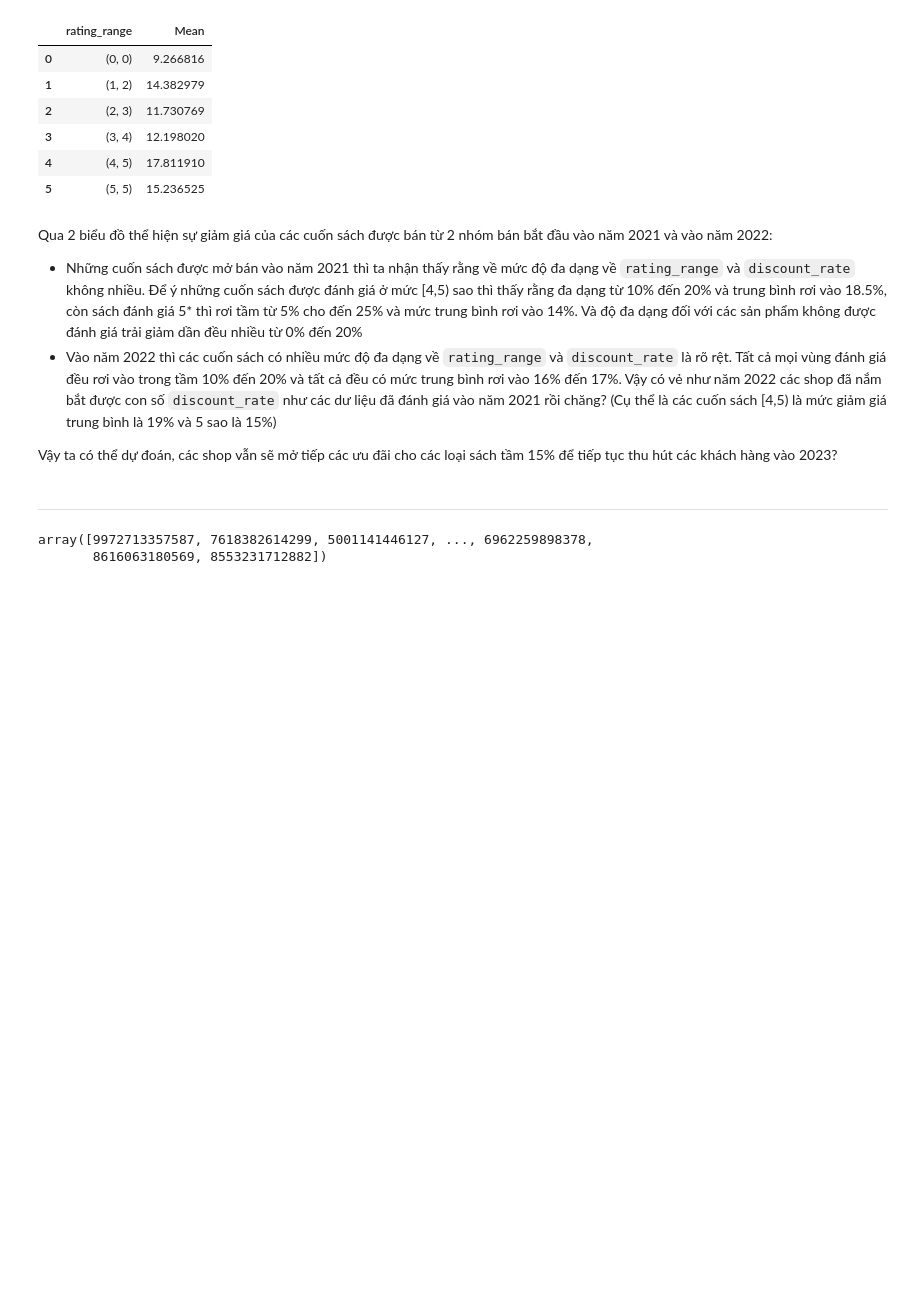
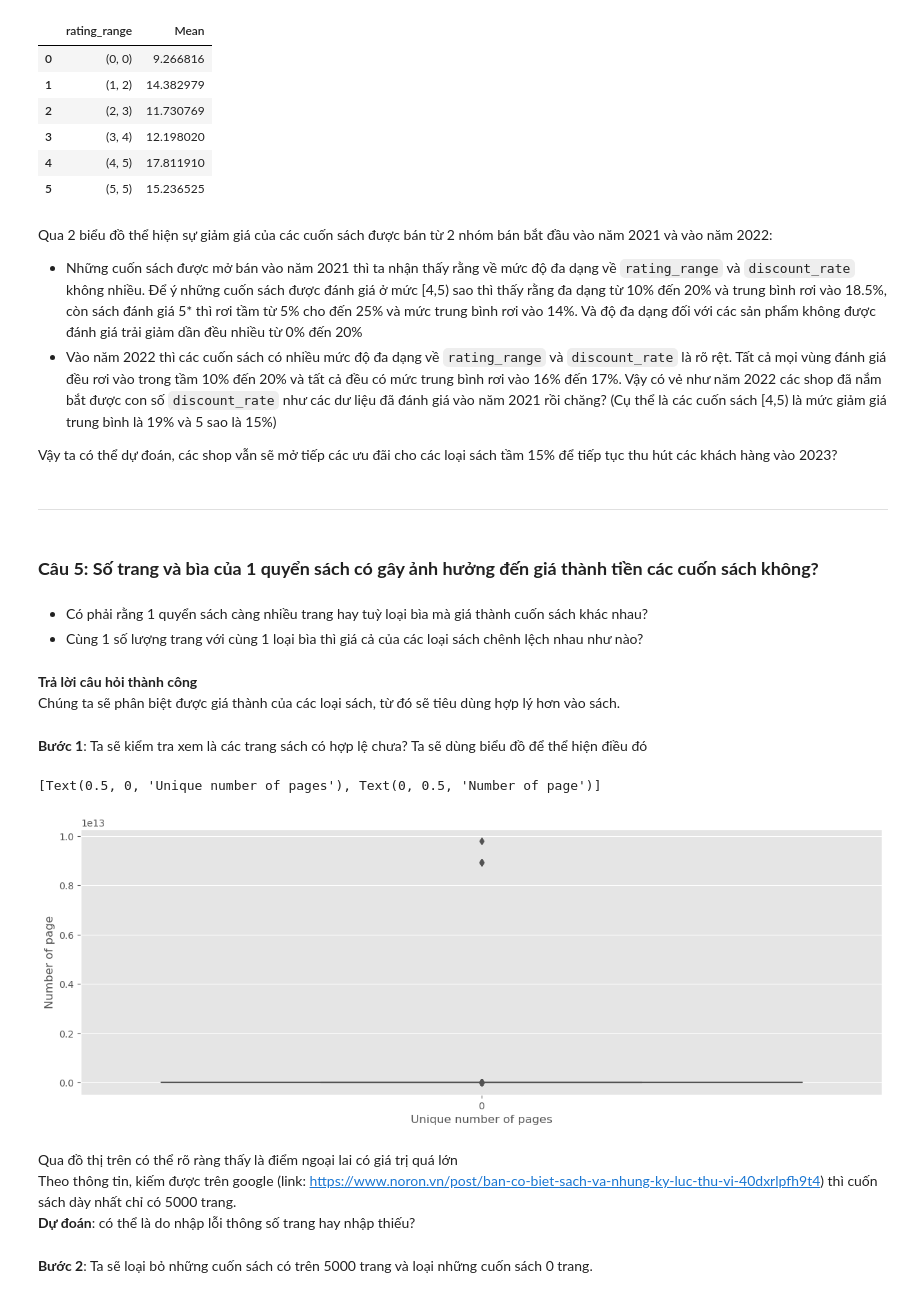
Before and after one commit to Miruku2201/NMKHDL_Final_Project, a Jupyter notebook: question.ipynb, the cells around one changed output. Saved outputs shown, nothing was run; the diff lists cells and outputs as text; code cells hidden in the pictures; blank space fills up the shorter version.

```diff
--- a/question.ipynb
+++ b/question.ipynb
@@ -506,11 +506,29 @@ Qua 2 biểu đồ thể hiện sự giảm giá của các cuốn sách đượ
 Vậy ta có thể dự đoán, các shop vẫn sẽ mở tiếp các ưu đãi cho các loại sách tầm 15% để tiếp tục thu hút các khách hàng vào 2023?
 # %% [markdown]
 ---
-# %%
-# print(list(df.number_of_page.unique()))
-# temp = df.loc[df['number_of_page'] > 10000]
-# temp
-df.sku.unique()
-# %% [output]
-array([9972713357587, 7618382614299, 5001141446127, ..., 6962259898378,
-       8616063180569, 8553231712882])
+# %% [markdown]
+### **Câu 5: Số trang và bìa của 1 quyển sách có gây ảnh hưởng đến giá thành tiền các cuốn sách không?**
+# %% [markdown]
+- Có phải rằng 1 quyển sách càng nhiều trang hay tuỳ loại bìa mà giá thành cuốn sách khác nhau?
+- Cùng 1 số lượng trang với cùng 1 loại bìa thì giá cả của các loại sách chênh lệch nhau như nào?
+# %% [markdown]
+**Trả lời câu hỏi thành công** <Br>
+Chúng ta sẽ phân biệt được giá thành của các loại sách, từ đó sẽ tiêu dùng hợp lý hơn vào sách.
+# %% [markdown]
+**Bước 1**: Ta sẽ kiểm tra xem là các trang sách có hợp lệ chưa? Ta sẽ dùng biểu đồ để thể hiện điều đó
+# %%
+page_df = df.number_of_page.unique()
+plt.style.use('ggplot')
+fig, ax = plt.subplots(figsize=(15, 5))
+
+sns.boxplot(data = page_df)
+ax.set(xlabel = 'Unique number of pages', ylabel = 'Number of page')
+# %% [output]
+[Text(0.5, 0, 'Unique number of pages'), Text(0, 0.5, 'Number of page')]
+[figure, added]
+# %% [markdown]
+Qua đồ thị trên có thể rõ ràng thấy là điểm ngoại lai có giá trị quá lớn <Br>
+Theo thông tin, kiếm được trên google (link: https://www.noron.vn/post/ban-co-biet-sach-va-nhung-ky-luc-thu-vi-40dxrlpfh9t4) thì cuốn sách dày nhất chỉ có 5000 trang.<Br>
+**Dự đoán**: có thể là do nhập lỗi thông số trang hay nhập thiếu?
+# %% [markdown]
+**Bước 2**: Ta sẽ loại bỏ những cuốn sách có trên 5000 trang và loại những cuốn sách 0 trang.<Br>
```
Also changed, not shown: parts of 6 cells of this notebook.
